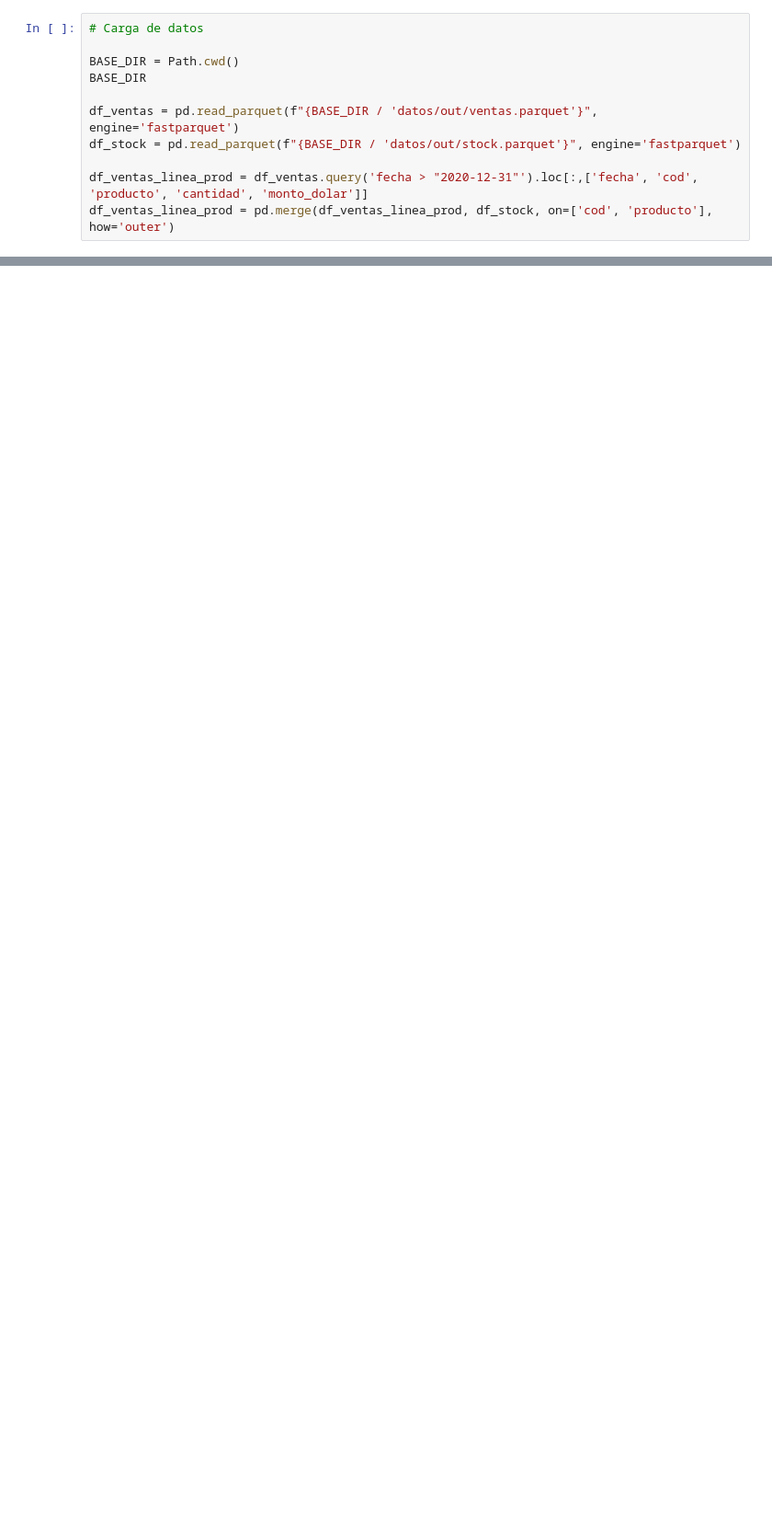
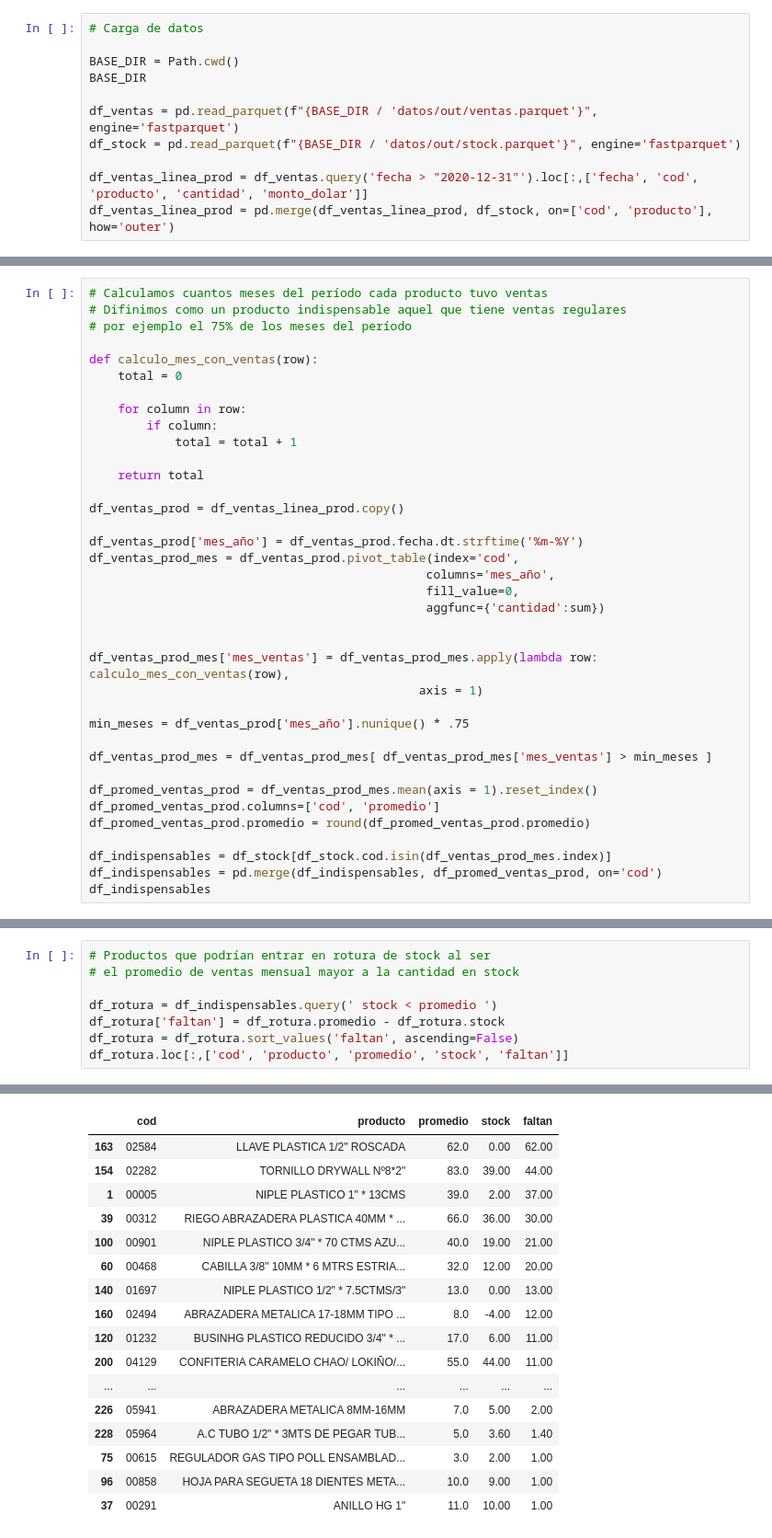
Before and after one commit to dchaconoca/proyecto-ventas, a Jupyter notebook: NB3_analisis_ventas_reporte.ipynb, the cells around one changed output, grey strips where cells are left out. Shown at 92% size. Saved outputs shown, nothing was run; the diff lists cells and outputs as text; blank space fills up the shorter version.

```diff
--- a/NB3_analisis_ventas_reporte.ipynb
+++ b/NB3_analisis_ventas_reporte.ipynb
@@ -154,0 +359,37 @@ El monto máximo de una venta es: 5686.28 y es la siguiente:
+# %%
+# Calculamos cuantos meses del período cada producto tuvo ventas
+# Difinimos como un producto indispensable aquel que tiene ventas regulares
+# por ejemplo el 75% de los meses del período
+
+def calculo_mes_con_ventas(row):
+    total = 0
+
+    for column in row:
+        if column:
+            total = total + 1
+
+    return total
+
+df_ventas_prod = df_ventas_linea_prod.copy()
+
+df_ventas_prod['mes_año'] = df_ventas_prod.fecha.dt.strftime('%m-%Y')
+df_ventas_prod_mes = df_ventas_prod.pivot_table(index='cod',
+                                               columns='mes_año',
+                                               fill_value=0,
+                                               aggfunc={'cantidad':sum})
+
+
+df_ventas_prod_mes['mes_ventas'] = df_ventas_prod_mes.apply(lambda row: calculo_mes_con_ventas(row),
+                                              axis = 1)
+
+min_meses = df_ventas_prod['mes_año'].nunique() * .75
+
+df_ventas_prod_mes = df_ventas_prod_mes[ df_ventas_prod_mes['mes_ventas'] > min_meses ]
+
+df_promed_ventas_prod = df_ventas_prod_mes.mean(axis = 1).reset_index()
+df_promed_ventas_prod.columns=['cod', 'promedio']
+df_promed_ventas_prod.promedio = round(df_promed_ventas_prod.promedio)
+
+df_indispensables = df_stock[df_stock.cod.isin(df_ventas_prod_mes.index)]
+df_indispensables = pd.merge(df_indispensables, df_promed_ventas_prod, on='cod')
+df_indispensables
@@ -154,0 +432,9 @@ El monto máximo de una venta es: 5686.28 y es la siguiente:
+# %%
+# Productos que podrían entrar en rotura de stock al ser
+# el promedio de ventas mensual mayor a la cantidad en stock
+
+df_rotura = df_indispensables.query(' stock < promedio ')
+df_rotura['faltan'] = df_rotura.promedio - df_rotura.stock
+df_rotura = df_rotura.sort_values('faltan', ascending=False)
+df_rotura.loc[:,['cod', 'producto', 'promedio', 'stock', 'faltan']]
+# %% [output]
@@ -154,0 +446,17 @@ El monto máximo de una venta es: 5686.28 y es la siguiente:
+|  | cod | producto | promedio | stock | faltan |
+| 163 | 02584 | LLAVE PLASTICA 1/2" ROSCADA | 62.0 | 0.00 | 62.00 |
+| 154 | 02282 | TORNILLO DRYWALL Nº8*2" | 83.0 | 39.00 | 44.00 |
+| 1 | 00005 | NIPLE PLASTICO 1" * 13CMS | 39.0 | 2.00 | 37.00 |
+| 39 | 00312 | RIEGO ABRAZADERA PLASTICA 40MM * ... | 66.0 | 36.00 | 30.00 |
+| 100 | 00901 | NIPLE PLASTICO 3/4" * 70 CTMS AZU... | 40.0 | 19.00 | 21.00 |
+| 60 | 00468 | CABILLA 3/8" 10MM * 6 MTRS ESTRIA... | 32.0 | 12.00 | 20.00 |
+| 140 | 01697 | NIPLE PLASTICO 1/2" * 7.5CTMS/3" | 13.0 | 0.00 | 13.00 |
+| 160 | 02494 | ABRAZADERA METALICA 17-18MM TIPO ... | 8.0 | -4.00 | 12.00 |
+| 120 | 01232 | BUSINHG PLASTICO REDUCIDO 3/4" * ... | 17.0 | 6.00 | 11.00 |
+| 200 | 04129 | CONFITERIA CARAMELO CHAO/ LOKIÑO/... | 55.0 | 44.00 | 11.00 |
+| ... | ... | ... | ... | ... | ... |
+| 226 | 05941 | ABRAZADERA METALICA 8MM-16MM | 7.0 | 5.00 | 2.00 |
+| 228 | 05964 | A.C TUBO 1/2" * 3MTS DE PEGAR TUB... | 5.0 | 3.60 | 1.40 |
+| 75 | 00615 | REGULADOR GAS TIPO POLL ENSAMBLAD... | 3.0 | 2.00 | 1.00 |
+| 96 | 00858 | HOJA PARA SEGUETA 18 DIENTES META... | 10.0 | 9.00 | 1.00 |
+| 37 | 00291 | ANILLO HG 1" | 11.0 | 10.00 | 1.00 |
```
Also changed, not shown: parts of 26 cells of this notebook, 6 other files.
